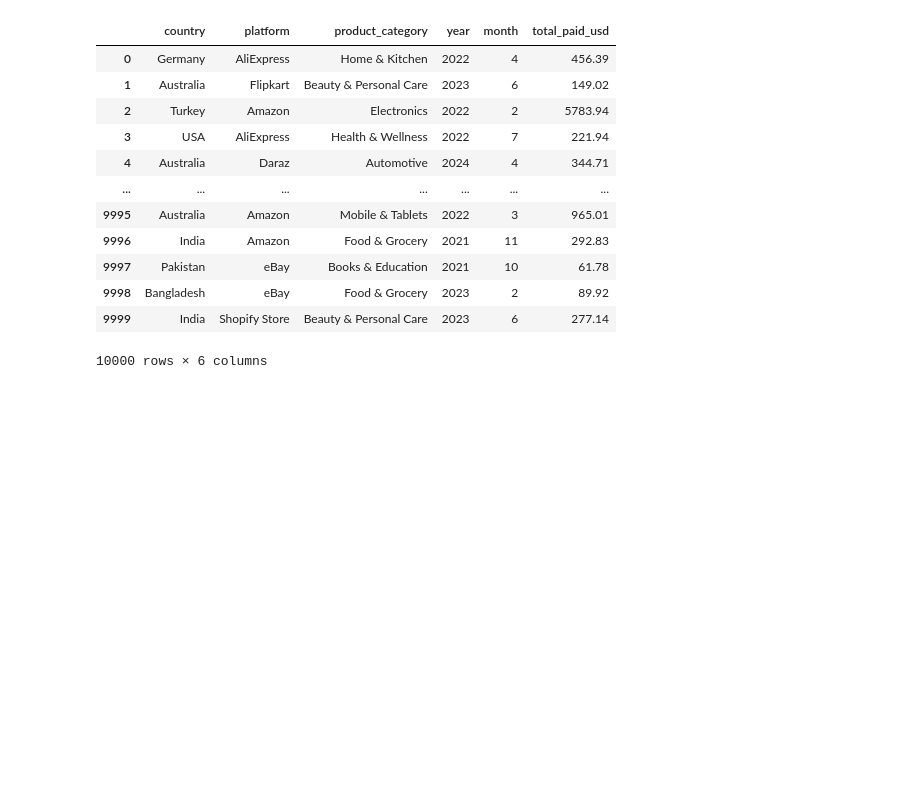
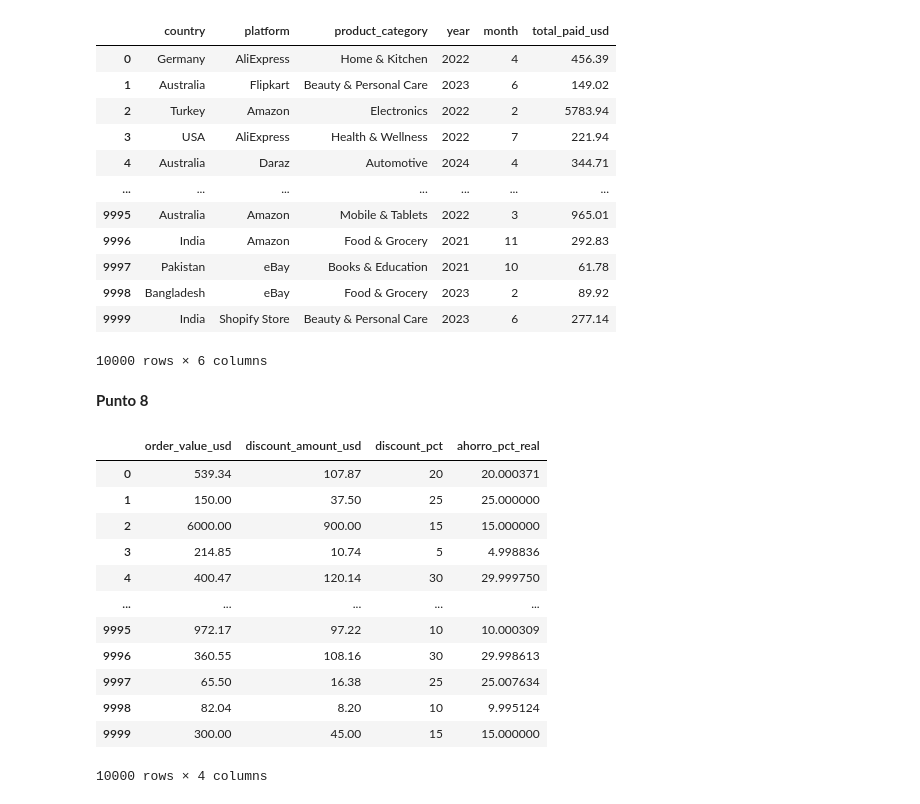
Before and after one commit to Paulis-1508/Laboratorio_4, a Jupyter notebook: intento 1.ipynb, the cells around one changed output. Drawn from its saved outputs; the diff is of its cells as text; code cells hidden in the pictures; blank space fills up the shorter version.

```diff
--- a/intento 1.ipynb
+++ b/intento 1.ipynb
@@ -138,3 +138,25 @@ resumen_ventas
 | 9998 | Bangladesh | eBay | Food & Grocery | 2023 | 2 | 89.92 |
 | 9999 | India | Shopify Store | Beauty & Personal Care | 2023 | 6 | 277.14 |
 10000 rows × 6 columns
+# %% [markdown]
+**Punto 8**
+# %%
+df["ahorro_pct_real"] = (
+    df["discount_amount_usd"] / df["order_value_usd"]
+) * 100
+
+df[["order_value_usd", "discount_amount_usd", "discount_pct", "ahorro_pct_real"]]
+# %% [output]
+|  | order_value_usd | discount_amount_usd | discount_pct | ahorro_pct_real |
+| 0 | 539.34 | 107.87 | 20 | 20.000371 |
+| 1 | 150.00 | 37.50 | 25 | 25.000000 |
+| 2 | 6000.00 | 900.00 | 15 | 15.000000 |
+| 3 | 214.85 | 10.74 | 5 | 4.998836 |
+| 4 | 400.47 | 120.14 | 30 | 29.999750 |
+| ... | ... | ... | ... | ... |
+| 9995 | 972.17 | 97.22 | 10 | 10.000309 |
+| 9996 | 360.55 | 108.16 | 30 | 29.998613 |
+| 9997 | 65.50 | 16.38 | 25 | 25.007634 |
+| 9998 | 82.04 | 8.20 | 10 | 9.995124 |
+| 9999 | 300.00 | 45.00 | 15 | 15.000000 |
+10000 rows × 4 columns
```
Also changed, not shown: parts of 7 cells of this notebook.
